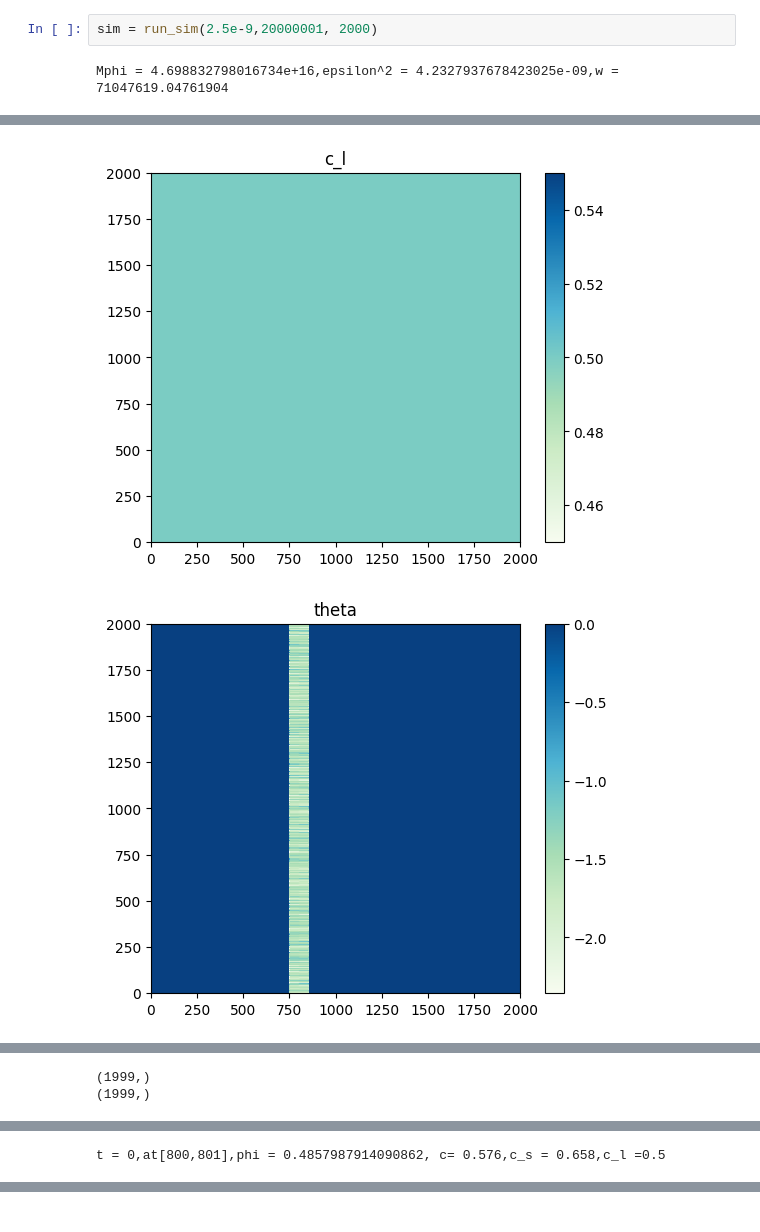
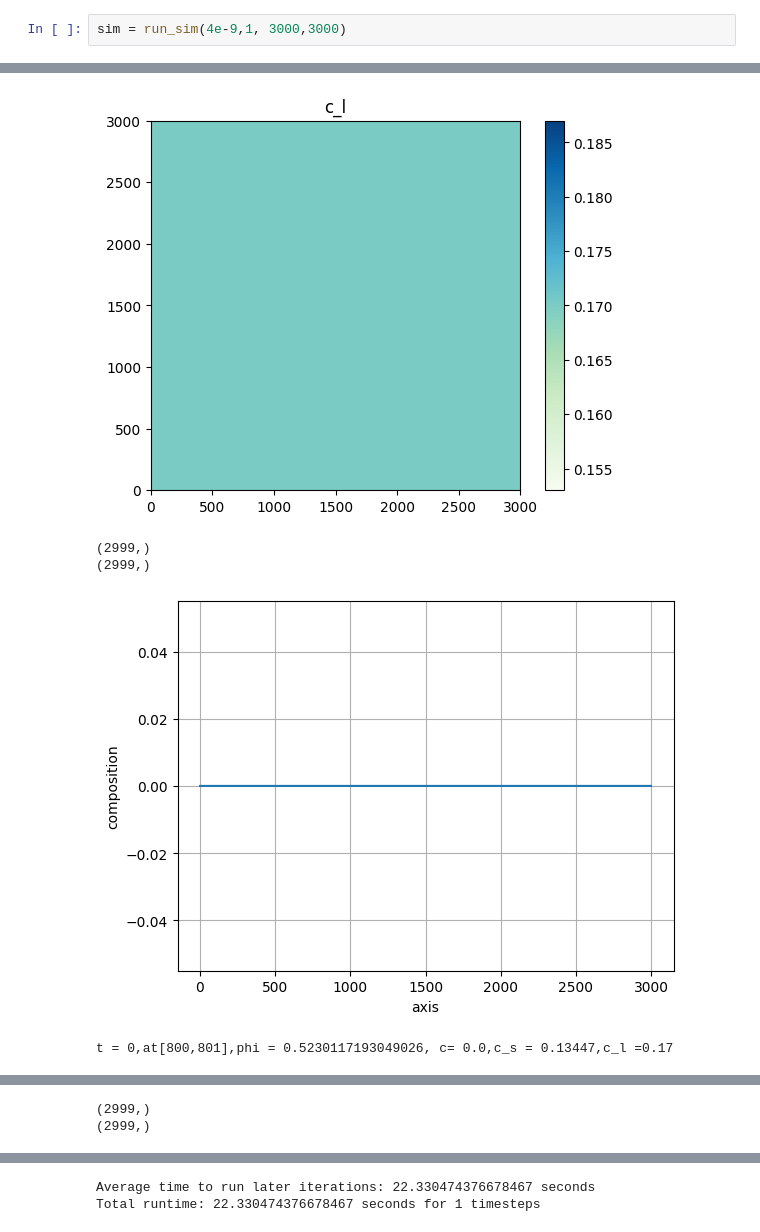
Before and after one commit to Wolke926/FID_PPF, a Jupyter notebook: fid.ipynb, the cells around one changed output, grey strips where cells are left out. Saved outputs shown, nothing was run; the diff lists cells and outputs as text.

```diff
--- a/fid.ipynb
+++ b/fid.ipynb
@@ -128,6 +129,5 @@ def run_sim(x, ts, size):
         print("Average time to run later iterations: "+str((t2-t0)/(ts))+" seconds")
         print("Total runtime: "+str((t2-t0))+" seconds for "+str(ts)+" timesteps")
 # %%
-sim = run_sim(2.5e-9,20000001, 2000)
+sim = run_sim(4e-9,1, 3000,3000)
 # %% [output]
-Mphi = 4.698832798016734e+16,epsilon^2 = 4.2327937678423025e-09,w = 71047619.04761904
@@ -137,2 +137,5 @@ Mphi = 4.698832798016734e+16,epsilon^2 = 4.2327937678423025e-09,w = 71047619.047
-[figure, old version]
+[figure, new version]
+(2999,)
+(2999,)
-[figure, old version]
+[figure, new version]
+t = 0,at[800,801],phi = 0.5230117193049026, c= 0.0,c_s = 0.13447,c_l =0.17
@@ -140,2 +142,0 @@ Mphi = 4.698832798016734e+16,epsilon^2 = 4.2327937678423025e-09,w = 71047619.047
-(1999,)
-(1999,)
@@ -143 +146,2 @@ Mphi = 4.698832798016734e+16,epsilon^2 = 4.2327937678423025e-09,w = 71047619.047
-t = 0,at[800,801],phi = 0.4857987914090862, c= 0.576,c_s = 0.658,c_l =0.5
+(2999,)
+(2999,)
@@ -143,0 +149,2 @@ t = 0,at[800,801],phi = 0.4857987914090862, c= 0.576,c_s = 0.658,c_l =0.5
+Average time to run later iterations: 22.330474376678467 seconds
+Total runtime: 22.330474376678467 seconds for 1 timesteps
```
Also changed, not shown: parts of 2 cells of this notebook, 3 other files.
